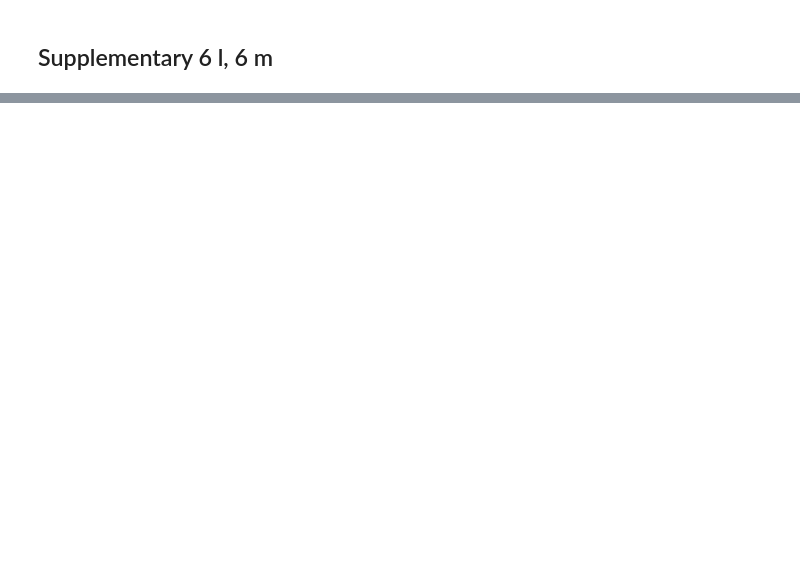
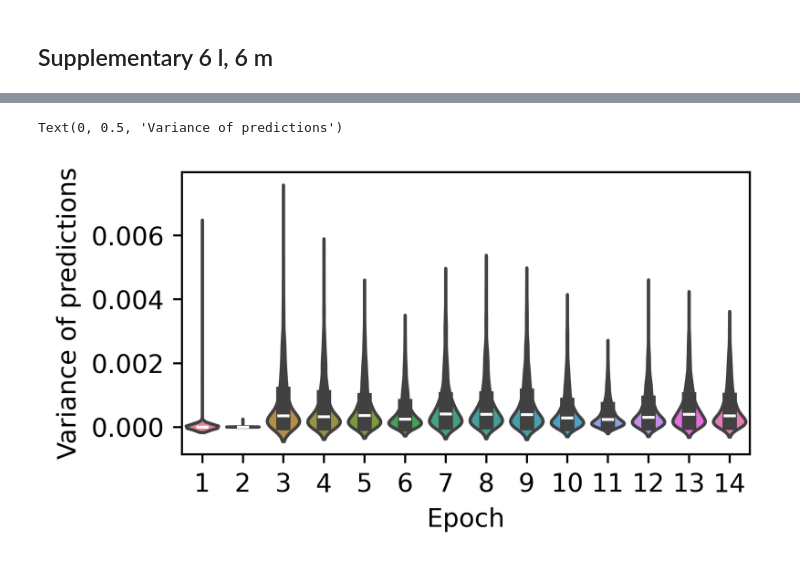
Before and after one commit to cryoTUD/publications, a Jupyter notebook: notebooks/supplementary_6.ipynb, the cells around one changed output, grey strips where cells are left out. Drawn from its saved outputs; the diff is of its cells as text; code cells hidden in the pictures; blank space fills up the shorter version.

```diff
--- a/notebooks/supplementary_6.ipynb
+++ b/notebooks/supplementary_6.ipynb
@@ -314,0 +404,17 @@ ax.legend(bbox_to_anchor=(1.05, 1), loc='upper left', fontsize=6, title="EMDB ID
+# %%
+variance_distribution_csv = os.path.join(PLOT_DATA_STORE_PATH, "s6_P_variance_distribution.csv")
+variance_distribution_df = pd.read_csv(variance_distribution_csv)
+variance_distribution_dict = {}
+for epoch in epochs:
+    epoch_data = variance_distribution_df[variance_distribution_df["epoch"] == epoch]
+    variance_distribution_dict[epoch] = epoch_data["variance"].values
+# %%
+fig, ax = plt.subplots(figsize=(4, 2), dpi=600)
+sns.violinplot(data=[variance_distribution_dict[epoch] for epoch in epochs], ax=ax)
+ax.set_xticklabels(epochs)
+#ax.set_title("Variance of EMD Predictions Over Epochs")
+plt.xlabel("Epoch")
+plt.ylabel("Variance of predictions")
+# %% [output]
+Text(0, 0.5, 'Variance of predictions')
+[figure, added]
```
Also changed, not shown: parts of 21 cells of this notebook, 2 other files.
